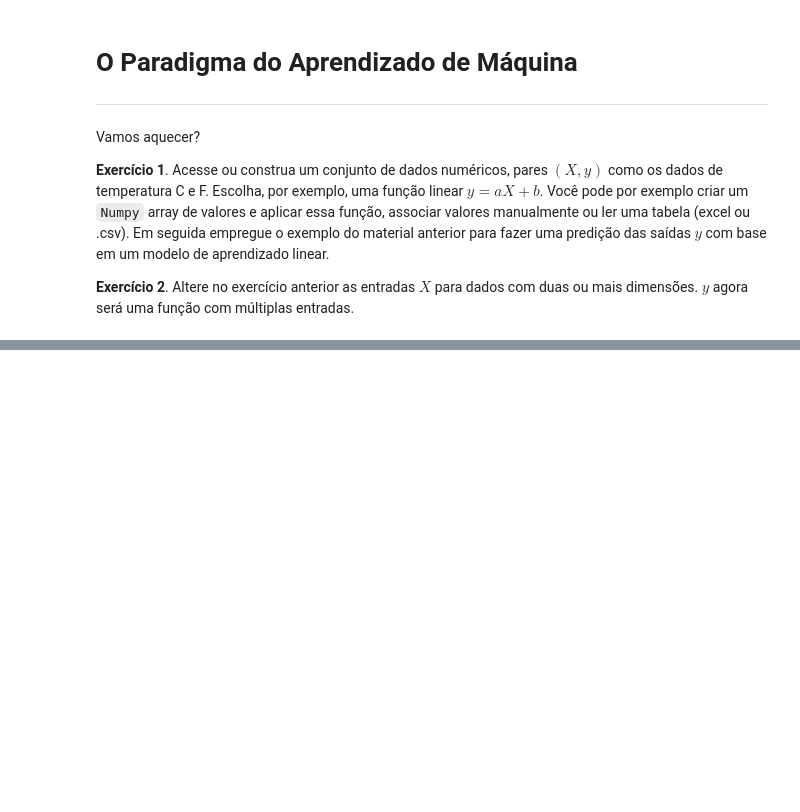
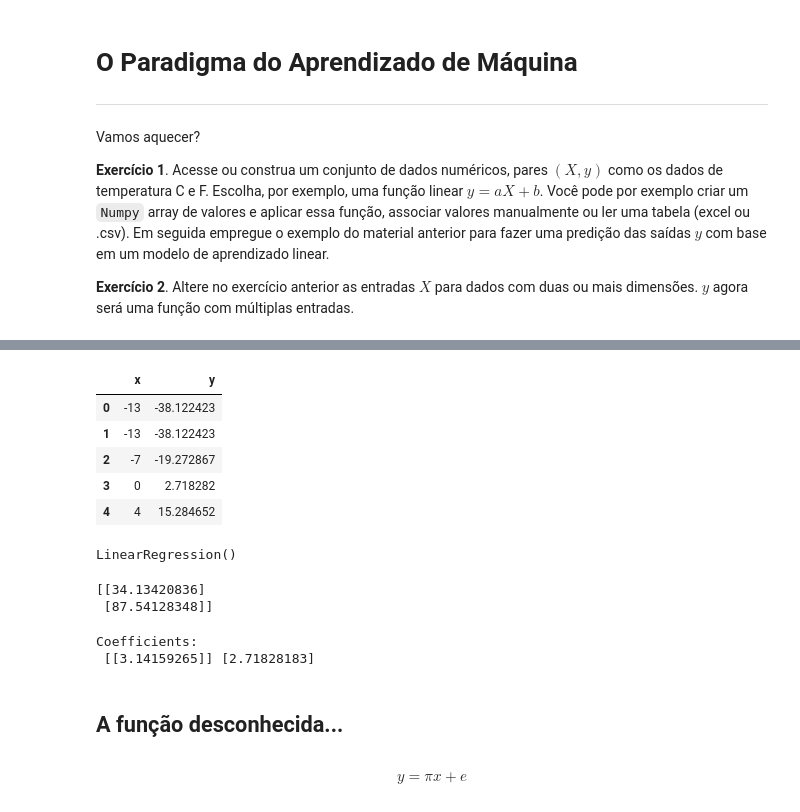
Before and after one commit to Rogerio-mack/IMT_CD_2024, a Jupyter notebook: Paradigma_de_ML_solucao.ipynb, the cells around one changed output, grey strips where cells are left out. Saved outputs shown, nothing was run; the diff lists cells and outputs as text; code cells hidden in the pictures; blank space fills up the shorter version.

```diff
--- a/Paradigma_de_ML_solucao.ipynb
+++ b/Paradigma_de_ML_solucao.ipynb
@@ -22,0 +87,36 @@ Vamos aquecer?
+# %%
+df = pd.read_csv('data.csv')
+df.head()
+# %% [output]
+|  | x | y |
+| 0 | -13 | -38.122423 |
+| 1 | -13 | -38.122423 |
+| 2 | -7 | -19.272867 |
+| 3 | 0 | 2.718282 |
+| 4 | 4 | 15.284652 |
+# %%
+from sklearn.linear_model import LinearRegression
+
+y = df[['y']]
+X = df[['x']]
+
+regressor = LinearRegression()
+regressor.fit(X, y)
+# %% [output]
+LinearRegression()
+# %%
+y_prediction = regressor.predict(pd.DataFrame({'x':[10,27]}))
+print(y_prediction)
+# %% [output]
+[[34.13420836]
+ [87.54128348]]
+# %%
+# The coefficients
+print("Coefficients: \n", regressor.coef_, regressor.intercept_)
+# %% [output]
+Coefficients:
+ [[3.14159265]] [2.71828183]
+# %% [markdown]
+## A função desconhecida...
+# %% [markdown]
+$$y = \pi x + e$$
```
Also changed, not shown: parts of 19 cells of this notebook.
